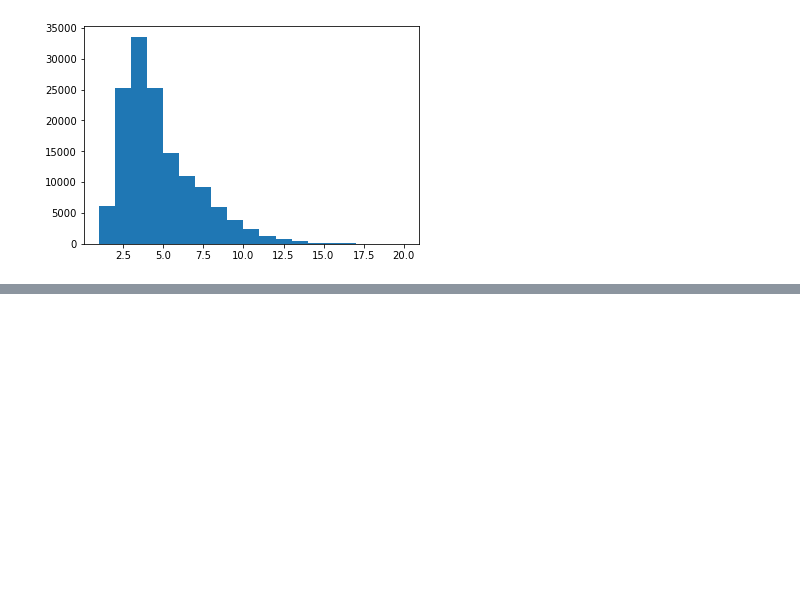
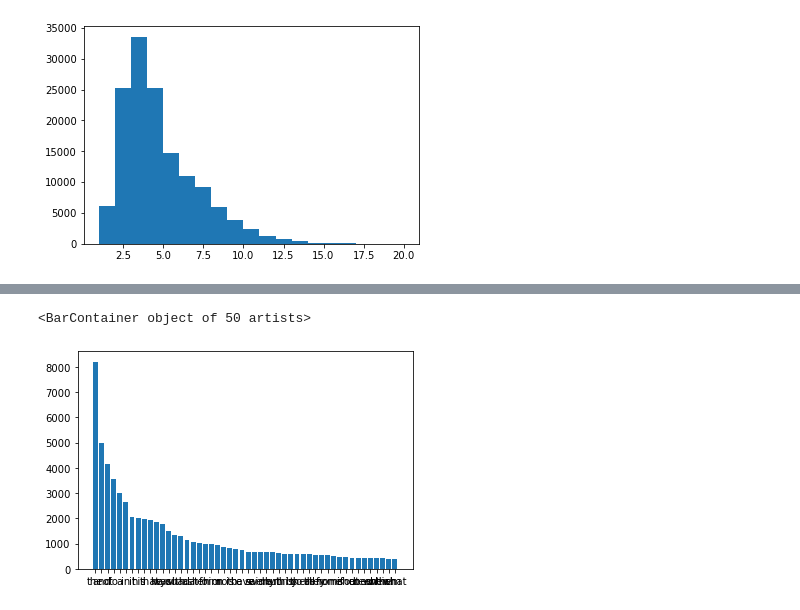
Before and after one commit to akaufman22/RandomNotebooks, a Jupyter notebook: TextEntropy/TextAnalysis.ipynb, the cells around one changed output, grey strips where cells are left out. Drawn from its saved outputs; the diff is of its cells as text; code cells hidden in the pictures; blank space fills up the shorter version.

```diff
--- a/TextEntropy/TextAnalysis.ipynb
+++ b/TextEntropy/TextAnalysis.ipynb
@@ -42,3 +45,8 @@ plt.hist(wordsl, bins=np.linspace(1,20,20))
         14., 15., 16., 17., 18., 19., 20.]),
  <a list of 19 Patch objects>)
 [figure]
+# %%
+words_count = dict()
+for w in words:
+    if w in words_count.keys(): words_count[w] += 1
+    else: words_count[w] = 1
@@ -44,0 +71,7 @@ plt.hist(wordsl, bins=np.linspace(1,20,20))
+# %%
+top_words = pd.Series(index = words_count.keys(), data=words_count)
+top50 = top_words.sort_values(ascending=False)[:50]
+plt.bar(top50.index, top50)
+# %% [output]
+<BarContainer object of 50 artists>
+[figure, added]
```
Also changed, not shown: parts of 8 cells of this notebook.
